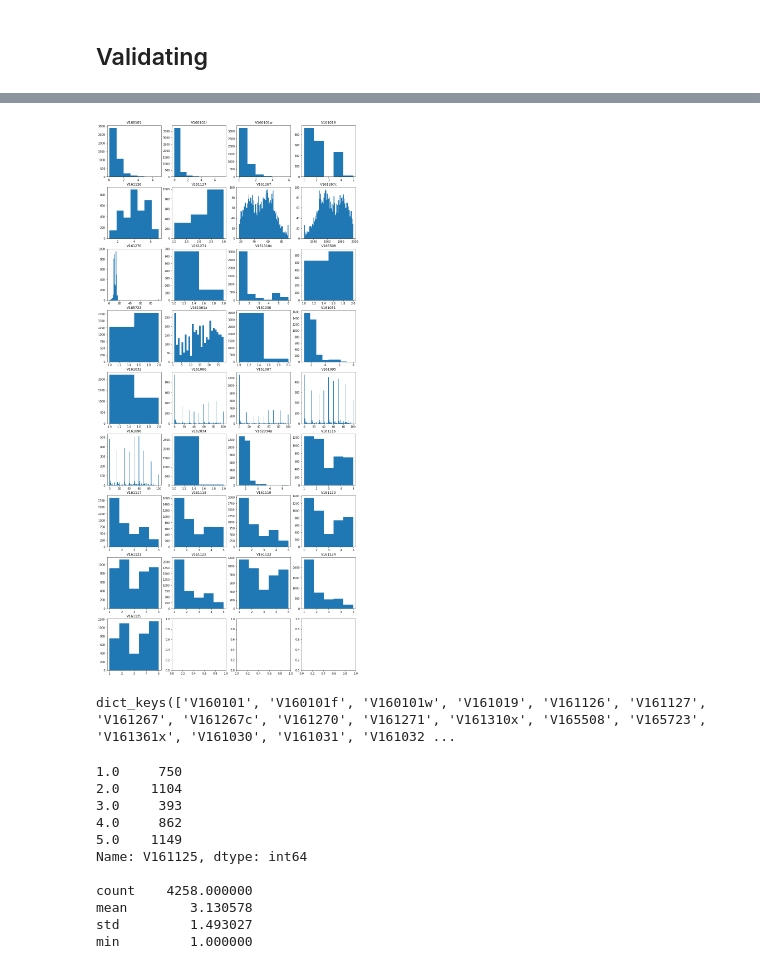
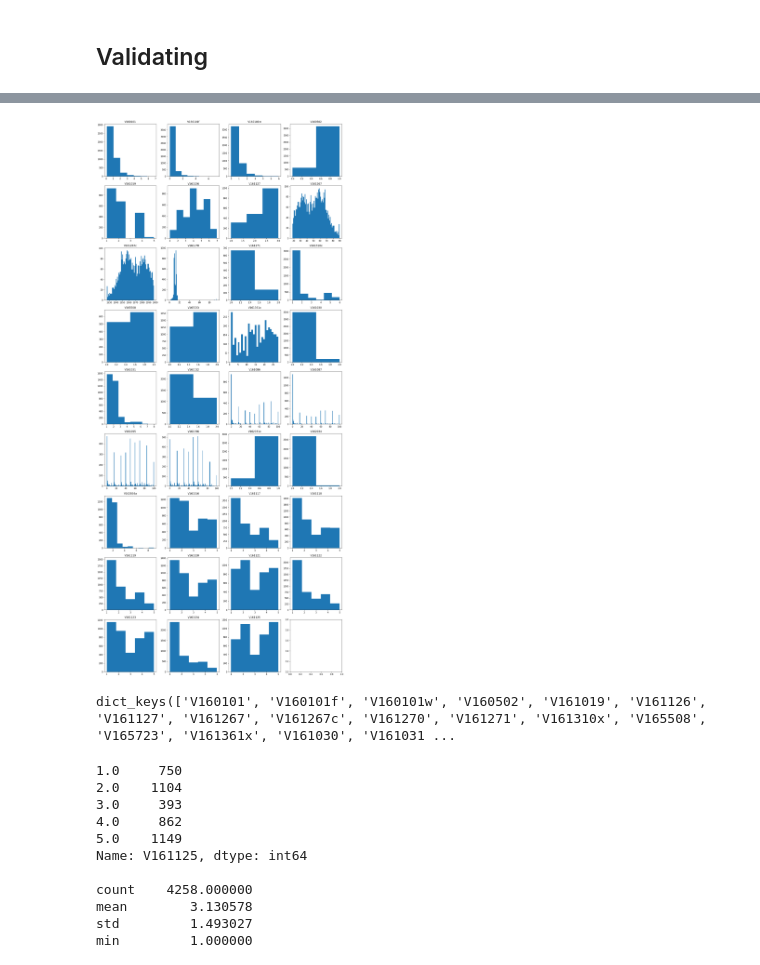
Before and after one commit to AustinVes/Voter_Emotions, a Jupyter notebook: main.ipynb, the cells around one changed output, grey strips where cells are left out. Cells and saved outputs as stored; diff of their text form; code cells hidden in the pictures.

```diff
--- a/main.ipynb
+++ b/main.ipynb
@@ -224,6 +215,7 @@ key_vars = {
   'V160101':  { 'prefix': '',       'desc': 'Pre-election weight -full sample' },
   'V160101f': { 'prefix': '',       'desc': 'Pre-election weight -FTF sample' },
   'V160101w': { 'prefix': '',       'desc': 'Pre-election weight -Web sample' },
+  'V160502':  { 'prefix': '',       'desc': 'Completed Pre only or completed Pre and Post interviews' },
 
   'V161019':  { 'prefix': 'PRE',    'desc': 'Party of registration' },
   'V161126':  { 'prefix': 'PRE',    'desc': '7pt scale Liberal conservative self-placement' },
@@ -244,6 +236,7 @@ key_vars = {
   'V161087':  { 'prefix': 'PRE',    'desc': 'Feeling Thermometer: Republican Presidential cand' },
   'V161095':  { 'prefix': 'PRE',    'desc': 'Feeling Thermometer: Democratic Party' },
   'V161096':  { 'prefix': 'PRE',    'desc': 'Feeling Thermometer: Republican Party' },
+  'V162031x': { 'prefix': 'PRE-POST', 'desc': 'SUMMARY -Did R vote in 2016' },
   'V162034':  { 'prefix': 'POST',   'desc': 'Did R vote for President' },
   'V162034a': { 'prefix': 'POST',   'desc': 'For whom did R vote for President' },
 
@@ -260,25 +253,27 @@ key_vars = {
 }
 # %%
 import matplotlib.pyplot as plt
+import seaborn as sns
 
 cols = 4
 rows = int(np.ceil(len(key_vars)/cols))
 
-fig, axs = plt.subplots(rows, cols)
+fig, axs = plt.subplots(rows, cols, constrained_layout=True)
 fig.set_size_inches(4*cols, 4*rows)
+#fig.subplots_adjust(hspace=0.3)
 
 for n,var_name in enumerate(key_vars):
   x = int(np.floor(n/cols))
   y = int(n % cols)
   var_range = df[var_name].max() - df[var_name].min()
   axs[x,y].hist(df[var_name].dropna().values, bins=int(var_range)+1)
   axs[x,y].set_title(var_name)
 # %% [output]
-[figure, old version]
+[figure, new version]
 # %%
 key_vars.keys()
 # %% [output]
-dict_keys(['V160101', 'V160101f', 'V160101w', 'V161019', 'V161126', 'V161127', 'V161267', 'V161267c', 'V161270', 'V161271', 'V161310x', 'V165508', 'V165723', 'V161361x', 'V161030', 'V161031', 'V161032 ...
+dict_keys(['V160101', 'V160101f', 'V160101w', 'V160502', 'V161019', 'V161126', 'V161127', 'V161267', 'V161267c', 'V161270', 'V161271', 'V161310x', 'V165508', 'V165723', 'V161361x', 'V161030', 'V161031 ...
 # %%
 var_name = 'V161125'
 val_freqs = df[var_name].value_counts().head(20)
```
Also changed, not shown: parts of 14 cells of this notebook.
